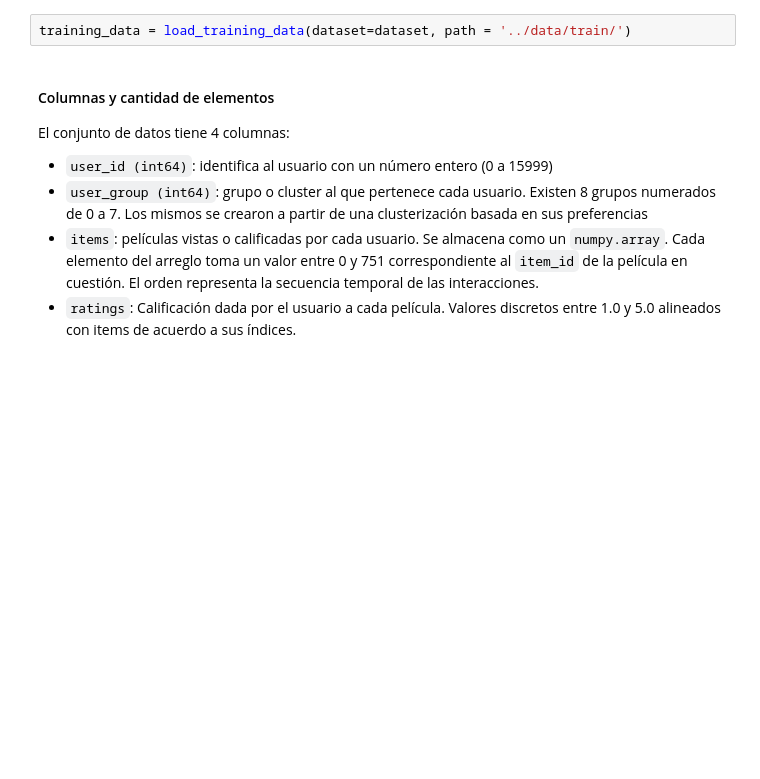
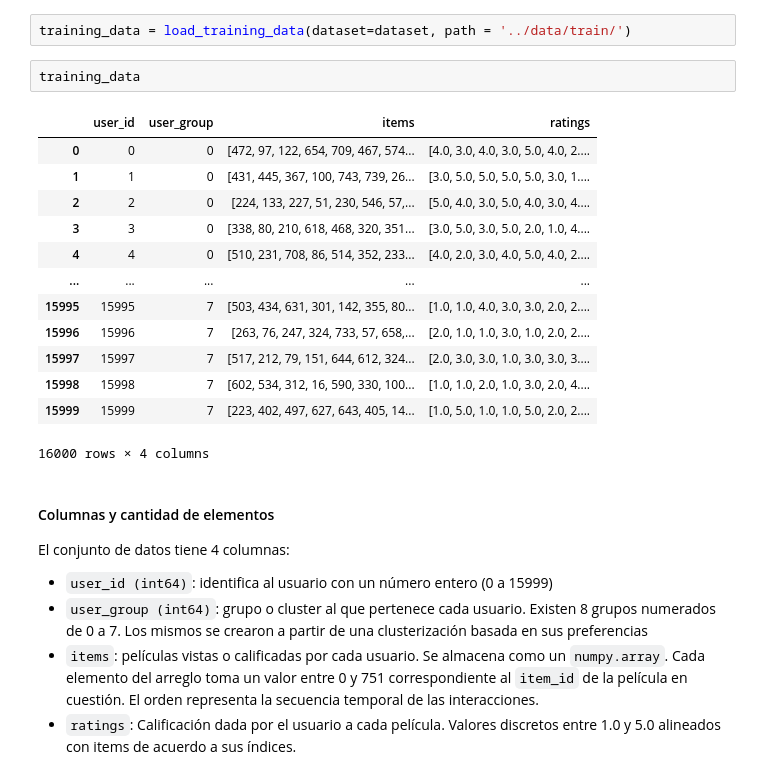
Before and after one commit to sofips/Decision-Transformer-Recomendaciones, a Jupyter notebook: notebooks/01_exploracion_dataset.ipynb, the cells around one changed output. Drawn from its saved outputs; the diff is of its cells as text; blank space fills up the shorter version.

```diff
--- a/notebooks/01_exploracion_dataset.ipynb
+++ b/notebooks/01_exploracion_dataset.ipynb
@@ -18,6 +19,22 @@ dataset = "netflix"
 Este trabajo analiza el conjunto con el que se entrenará nuestro decision transformer almacenado en formato de DataFrame de la librería Pandas. En primer lugar, lo importamos del directorio  `../data/train/` utilizando la función `load_training_data`.
 # %%
 training_data = load_training_data(dataset=dataset, path = '../data/train/')
+# %%
+training_data
+# %% [output]
+|  | user_id | user_group | items | ratings |
+| 0 | 0 | 0 | [472, 97, 122, 654, 709, 467, 574... | [4.0, 3.0, 4.0, 3.0, 5.0, 4.0, 2.... |
+| 1 | 1 | 0 | [431, 445, 367, 100, 743, 739, 26... | [3.0, 5.0, 5.0, 5.0, 5.0, 3.0, 1.... |
+| 2 | 2 | 0 | [224, 133, 227, 51, 230, 546, 57,... | [5.0, 4.0, 3.0, 5.0, 4.0, 3.0, 4.... |
+| 3 | 3 | 0 | [338, 80, 210, 618, 468, 320, 351... | [3.0, 5.0, 3.0, 5.0, 2.0, 1.0, 4.... |
+| 4 | 4 | 0 | [510, 231, 708, 86, 514, 352, 233... | [4.0, 2.0, 3.0, 4.0, 5.0, 4.0, 2.... |
+| ... | ... | ... | ... | ... |
+| 15995 | 15995 | 7 | [503, 434, 631, 301, 142, 355, 80... | [1.0, 1.0, 4.0, 3.0, 3.0, 2.0, 2.... |
+| 15996 | 15996 | 7 | [263, 76, 247, 324, 733, 57, 658,... | [2.0, 1.0, 1.0, 3.0, 1.0, 2.0, 2.... |
+| 15997 | 15997 | 7 | [517, 212, 79, 151, 644, 612, 324... | [2.0, 3.0, 3.0, 1.0, 3.0, 3.0, 3.... |
+| 15998 | 15998 | 7 | [602, 534, 312, 16, 590, 330, 100... | [1.0, 1.0, 2.0, 1.0, 3.0, 2.0, 4.... |
+| 15999 | 15999 | 7 | [223, 402, 497, 627, 643, 405, 14... | [1.0, 5.0, 1.0, 1.0, 5.0, 2.0, 2.... |
+16000 rows × 4 columns
 # %% [markdown]
 #### Columnas y cantidad de elementos
 
```
Also changed, not shown: parts of 6 cells of this notebook.
